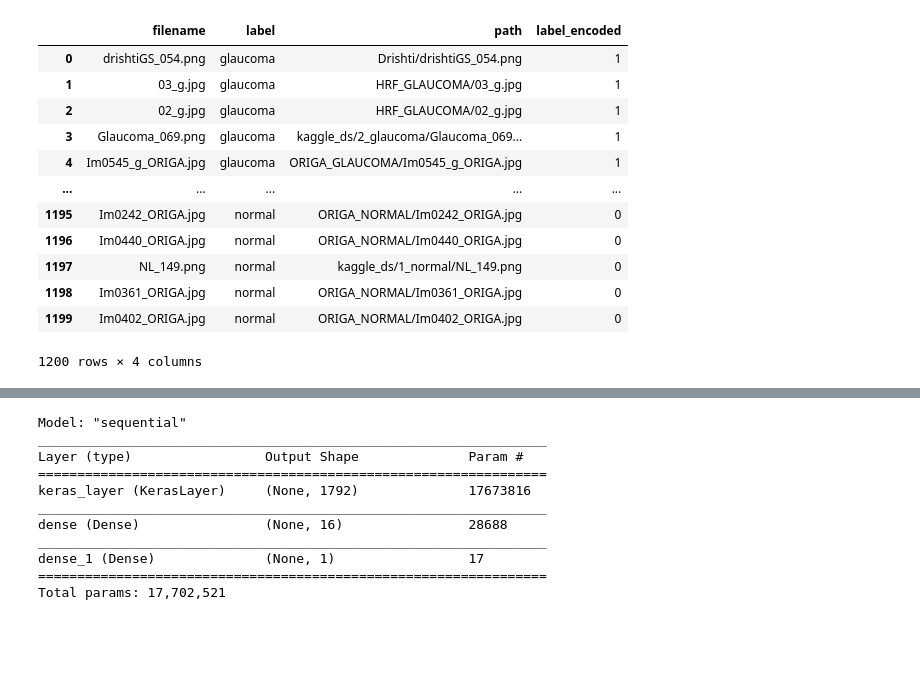
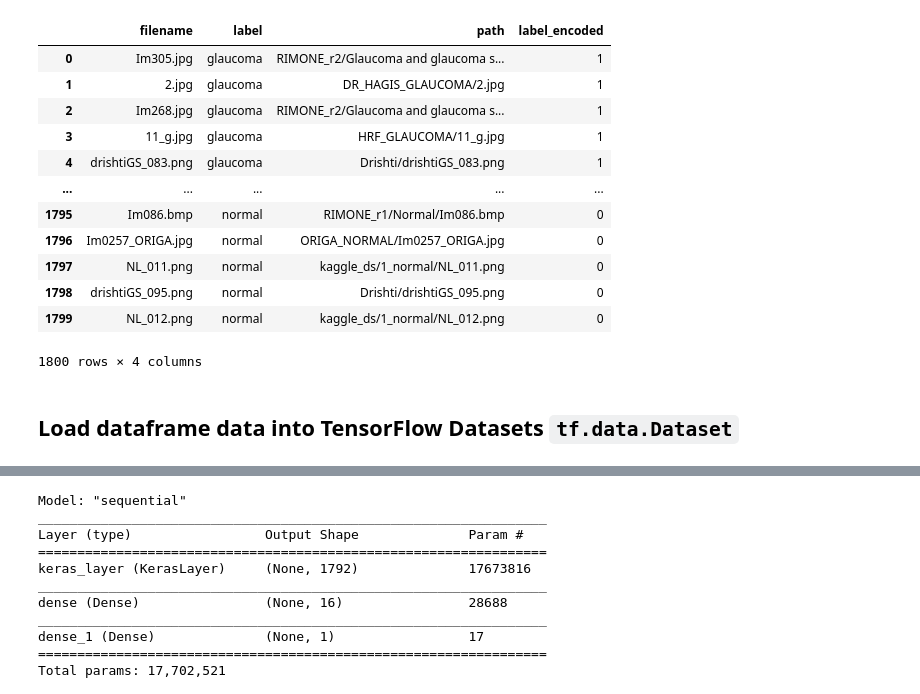
Before and after one commit to TanHaus/lifehack-2020, a Jupyter notebook: glaucoma_tf.ipynb, the cells around one changed output, grey strips where cells are left out. Cells and saved outputs as stored; diff of their text form; code cells hidden in the pictures; blank space fills up the shorter version.

```diff
--- a/glaucoma_tf.ipynb
+++ b/glaucoma_tf.ipynb
@@ -40,34 +54,36 @@ train.groupby('label').count()
 # %%
-NUM_SAMPLE = 600
+NUM_SAMPLE = 900
 train_balanced = pd.DataFrame(columns=train.columns)
 
 for label in train['label'].unique():
     sub_df = train[train['label'] == label]
     sub_df_fixed = sub_df.copy()
 
     duplicate_n = int(NUM_SAMPLE / len(sub_df))
     for _ in range(duplicate_n): sub_df = sub_df.append(sub_df_fixed, ignore_index=True)
 
     sub_df = sub_df.sample(NUM_SAMPLE)
     train_balanced = train_balanced.append(sub_df, ignore_index=True)
 
 train_balanced
 # %% [output]
 |  | filename | label | path | label_encoded |
-| 0 | drishtiGS_054.png | glaucoma | Drishti/drishtiGS_054.png | 1 |
-| 1 | 03_g.jpg | glaucoma | HRF_GLAUCOMA/03_g.jpg | 1 |
-| 2 | 02_g.jpg | glaucoma | HRF_GLAUCOMA/02_g.jpg | 1 |
-| 3 | Glaucoma_069.png | glaucoma | kaggle_ds/2_glaucoma/Glaucoma_069... | 1 |
-| 4 | Im0545_g_ORIGA.jpg | glaucoma | ORIGA_GLAUCOMA/Im0545_g_ORIGA.jpg | 1 |
+| 0 | Im305.jpg | glaucoma | RIMONE_r2/Glaucoma and glaucoma s... | 1 |
+| 1 | 2.jpg | glaucoma | DR_HAGIS_GLAUCOMA/2.jpg | 1 |
+| 2 | Im268.jpg | glaucoma | RIMONE_r2/Glaucoma and glaucoma s... | 1 |
+| 3 | 11_g.jpg | glaucoma | HRF_GLAUCOMA/11_g.jpg | 1 |
+| 4 | drishtiGS_083.png | glaucoma | Drishti/drishtiGS_083.png | 1 |
 | ... | ... | ... | ... | ... |
-| 1195 | Im0242_ORIGA.jpg | normal | ORIGA_NORMAL/Im0242_ORIGA.jpg | 0 |
-| 1196 | Im0440_ORIGA.jpg | normal | ORIGA_NORMAL/Im0440_ORIGA.jpg | 0 |
-| 1197 | NL_149.png | normal | kaggle_ds/1_normal/NL_149.png | 0 |
-| 1198 | Im0361_ORIGA.jpg | normal | ORIGA_NORMAL/Im0361_ORIGA.jpg | 0 |
-| 1199 | Im0402_ORIGA.jpg | normal | ORIGA_NORMAL/Im0402_ORIGA.jpg | 0 |
+| 1795 | Im086.bmp | normal | RIMONE_r1/Normal/Im086.bmp | 0 |
+| 1796 | Im0257_ORIGA.jpg | normal | ORIGA_NORMAL/Im0257_ORIGA.jpg | 0 |
+| 1797 | NL_011.png | normal | kaggle_ds/1_normal/NL_011.png | 0 |
+| 1798 | drishtiGS_095.png | normal | Drishti/drishtiGS_095.png | 0 |
+| 1799 | NL_012.png | normal | kaggle_ds/1_normal/NL_012.png | 0 |
-1200 rows × 4 columns
+1800 rows × 4 columns
 # %%
 NUM_TRAIN = len(train_balanced)
 train_balanced = train_balanced.sample(NUM_TRAIN)
+# %% [markdown]
+## Load dataframe data into TensorFlow Datasets `tf.data.Dataset`
 # %%
 train_ds = tf.data.Dataset.from_tensor_slices((train_balanced['path'], train_balanced['label_encoded'].astype(int))).cache().shuffle(NUM_TRAIN)
```
Also changed, not shown: parts of 27 cells of this notebook, 9 other files.
